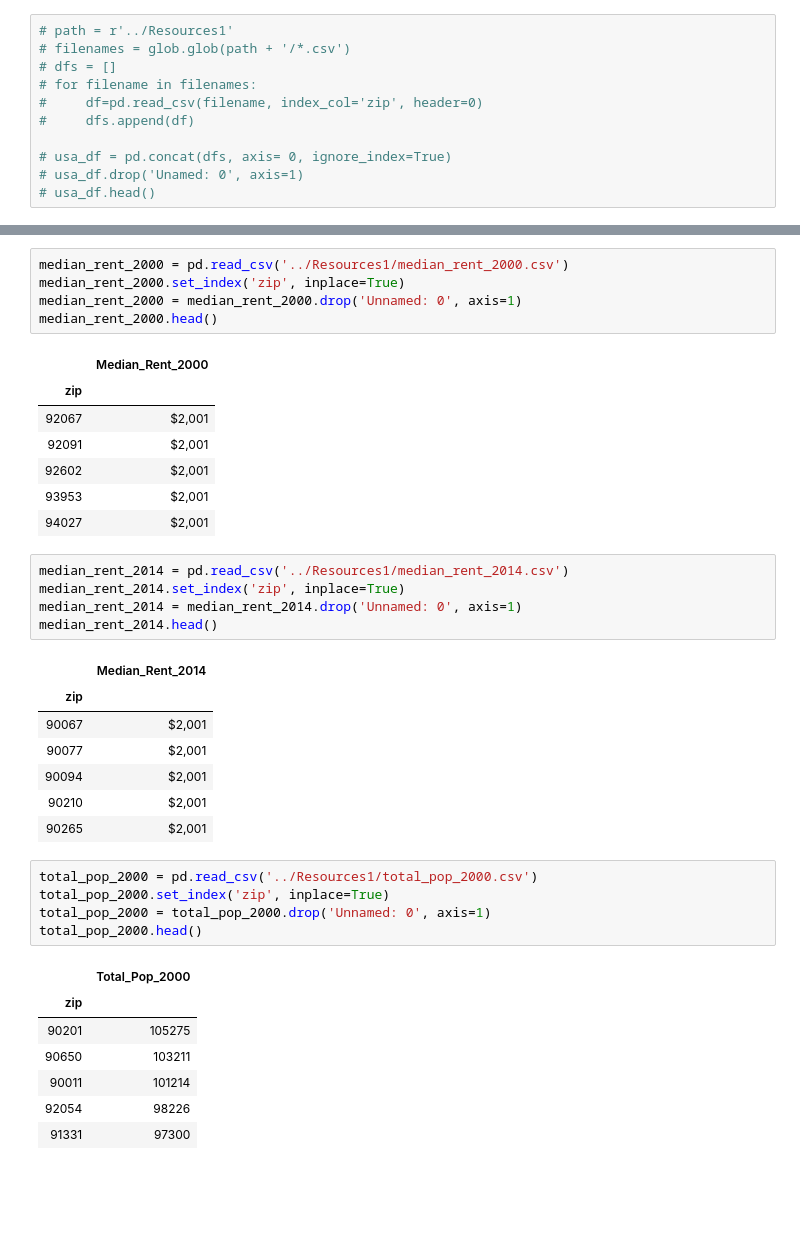
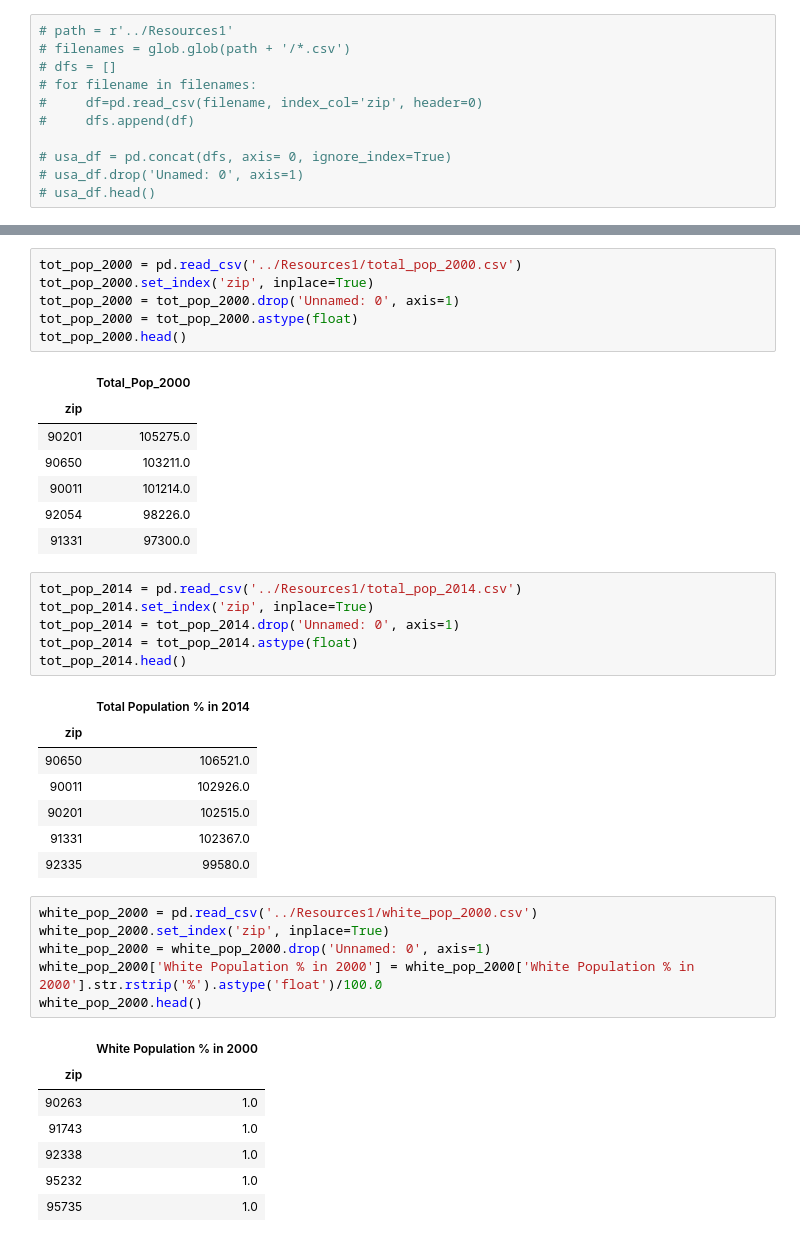
Before and after one commit to Team-Blue-MW/Predicted_Gentrification_in_California, a Jupyter notebook: ETL/Cleaning_usa_data.ipynb, the cells around one changed output, grey strips where cells are left out. Saved outputs shown, nothing was run; the diff lists cells and outputs as text; blank space fills up the shorter version.

```diff
--- a/ETL/Cleaning_usa_data.ipynb
+++ b/ETL/Cleaning_usa_data.ipynb
@@ -52,40 +142,43 @@ median_income_2014.head()
 # %%
-median_rent_2000 = pd.read_csv('../Resources1/median_rent_2000.csv')
-median_rent_2000.set_index('zip', inplace=True)
-median_rent_2000 = median_rent_2000.drop('Unnamed: 0', axis=1)
-median_rent_2000.head()
+tot_pop_2000 = pd.read_csv('../Resources1/total_pop_2000.csv')
+tot_pop_2000.set_index('zip', inplace=True)
+tot_pop_2000 = tot_pop_2000.drop('Unnamed: 0', axis=1)
+tot_pop_2000 = tot_pop_2000.astype(float)
+tot_pop_2000.head()
 # %% [output]
-|  | Median_Rent_2000 |
+|  | Total_Pop_2000 |
 | zip |  |
-| 92067 | $2,001 |
-| 92091 | $2,001 |
-| 92602 | $2,001 |
-| 93953 | $2,001 |
-| 94027 | $2,001 |
+| 90201 | 105275.0 |
+| 90650 | 103211.0 |
+| 90011 | 101214.0 |
+| 92054 | 98226.0 |
+| 91331 | 97300.0 |
 # %%
-median_rent_2014 = pd.read_csv('../Resources1/median_rent_2014.csv')
-median_rent_2014.set_index('zip', inplace=True)
-median_rent_2014 = median_rent_2014.drop('Unnamed: 0', axis=1)
-median_rent_2014.head()
+tot_pop_2014 = pd.read_csv('../Resources1/total_pop_2014.csv')
+tot_pop_2014.set_index('zip', inplace=True)
+tot_pop_2014 = tot_pop_2014.drop('Unnamed: 0', axis=1)
+tot_pop_2014 = tot_pop_2014.astype(float)
+tot_pop_2014.head()
 # %% [output]
-|  | Median_Rent_2014 |
+|  | Total Population % in 2014 |
 | zip |  |
-| 90067 | $2,001 |
-| 90077 | $2,001 |
-| 90094 | $2,001 |
-| 90210 | $2,001 |
-| 90265 | $2,001 |
+| 90650 | 106521.0 |
+| 90011 | 102926.0 |
+| 90201 | 102515.0 |
+| 91331 | 102367.0 |
+| 92335 | 99580.0 |
 # %%
-total_pop_2000 = pd.read_csv('../Resources1/total_pop_2000.csv')
-total_pop_2000.set_index('zip', inplace=True)
-total_pop_2000 = total_pop_2000.drop('Unnamed: 0', axis=1)
-total_pop_2000.head()
+white_pop_2000 = pd.read_csv('../Resources1/white_pop_2000.csv')
+white_pop_2000.set_index('zip', inplace=True)
+white_pop_2000 = white_pop_2000.drop('Unnamed: 0', axis=1)
+white_pop_2000['White Population % in 2000'] = white_pop_2000['White Population % in 2000'].str.rstrip('%').astype('float')/100.0
+white_pop_2000.head()
 # %% [output]
-|  | Total_Pop_2000 |
+|  | White Population % in 2000 |
 | zip |  |
-| 90201 | 105275 |
-| 90650 | 103211 |
-| 90011 | 101214 |
-| 92054 | 98226 |
-| 91331 | 97300 |
+| 90263 | 1.0 |
+| 91743 | 1.0 |
+| 92338 | 1.0 |
+| 95232 | 1.0 |
+| 95735 | 1.0 |
 # %%
```
Also changed, not shown: parts of 15 cells of this notebook, 5 other files.
